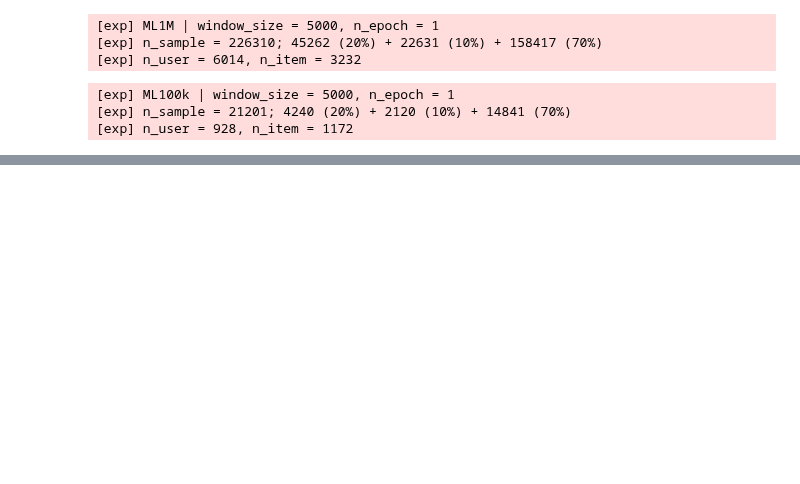
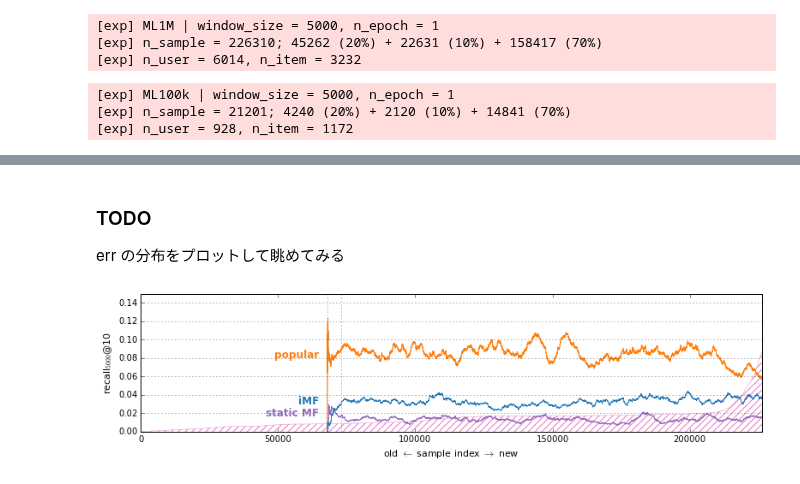
Before and after one commit to takuti/stream-recommender, a Jupyter notebook: paper-sketch.ipynb, the cells around one changed output, grey strips where cells are left out. Drawn from its saved outputs; the diff is of its cells as text; code cells hidden in the pictures; blank space fills up the shorter version.

```diff
--- a/paper-sketch.ipynb
+++ b/paper-sketch.ipynb
@@ -182,0 +255,48 @@ fig.savefig('../../paper/images/nas-2016/ml-1m-recall-box.eps')
+# %% [markdown]
+### TODO
+
+err の分布をプロットして眺めてみる
+# %%
+fig, ax = plt.subplots()
+
+# axis #2: the distribution of a 'time' feature
+ax2 = ax.twinx()
+ax2.plot(exp.data.dts, c=colors[12], lw=.4)
+ax2.set_xlim((0, exp.data.n_sample-1))
+ax2.set_yticks([0, 600, 1200, 1800])
+ax2.set_ylim([0, 1800])
+ax2.fill_between(np.arange(exp.data.n_sample), np.array(exp.data.dts), facecolor='none', edgecolor=colors[12], lw=0, hatch='///')
+# ax2.set_ylabel('elapsed days')
+ax2.get_yaxis().set_visible(False)
+
+# axis #1: simple moving average of recall
+n_batch = exp.data.n_batch_train + exp.data.n_batch_test
+x = np.arange(len(rand5000_avgs)) + n_batch
+#ax.plot(x, iFMs5000_avgs, c=colors[6], label='iFMs\n%.4f [s]' % iFMs5000_time)
+ax.plot(x, popular5000_avgs, c=colors[2], label='popular\n%.4f [s]' % popular5000_time)
+ax.plot(x, static5000_avgs, c=colors[8], label='static MF\n%.4f [s]' % static5000_time)
+ax.plot(x, iMF5000_avgs, c=colors[0], lw=.8, label='iMF\n%.4f [s]' % iMF5000_time)
+#ax.plot(x, sketch5000_avgs, c=colors[2], label='sketch\n%.4f [s]' % sketch5000_time)
+ax.text(65000, 0.03, 'iMF', color=colors[0], fontsize=12, fontweight='bold', horizontalalignment='right')
+#ax.text(65000, 0.025, 'sketch', color=colors[2], fontsize=12, fontweight='bold', horizontalalignment='right')
+ax.text(65000, 0.0175, 'static MF', color=colors[8], fontsize=12, fontweight='bold', horizontalalignment='right')
+#ax.text(65000, 0.005, 'iFMs', color=colors[6], fontsize=12, fontweight='bold', horizontalalignment='right')
+ax.text(65000, 0.08, 'popular', color=colors[2], fontsize=12, fontweight='bold', horizontalalignment='right')
+ax.set_xlim((0, exp.data.n_sample-1))
+#ax.annotate(r'first $T$ samples', xy=(n_batch-1000, 0.065), xytext=(n_batch+8000, 0.065), size=11, color='k',
+#            arrowprops=dict(color='k', lw=1., arrowstyle='<|-|>'))
+ax.set_zorder(ax2.get_zorder()+1)
+ax.patch.set_visible(False)
+
+plot_setting(fig, ax, exp.data.n_batch_train+exp.data.n_batch_test-1)
+ax.set_ylim([.0, .15])
+fig.set_size_inches((11, 3.))
+
+#leg = ax.legend(fontsize=10, loc='upper left', frameon=False, framealpha=False)
+#for legobj in leg.legendHandles:
+#    legobj.set_linewidth(1.5)
+
+plt.tight_layout()
+# fig.savefig('../../paper/images/nas-2016/ml-1m-recall-box.eps')
+# %% [output]
+[figure, added]
```
Also changed, not shown: parts of 11 cells of this notebook.
